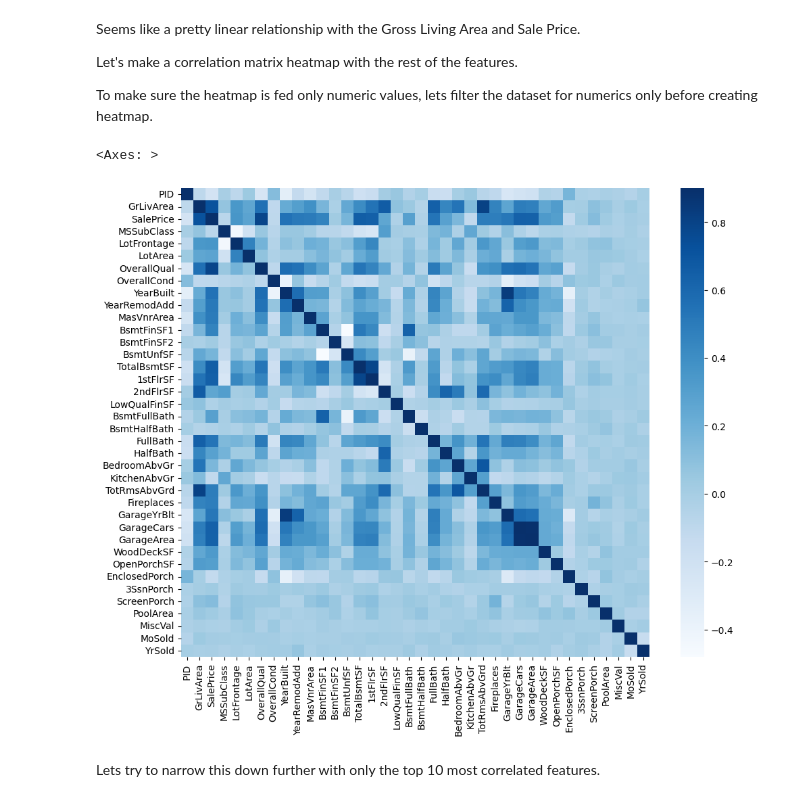
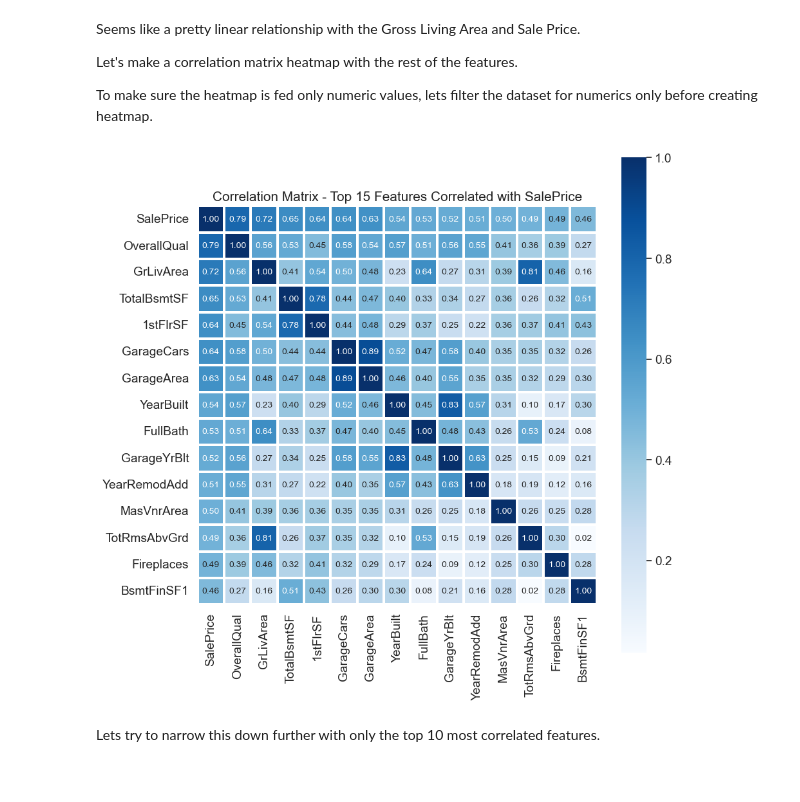
Before and after one commit to haidermumtaz/Machine-Learning-Project, a Jupyter notebook: housing_data_analysis.ipynb, the cells around one changed output. Drawn from its saved outputs; the diff is of its cells as text; code cells hidden in the pictures.

```diff
--- a/housing_data_analysis.ipynb
+++ b/housing_data_analysis.ipynb
@@ -84,22 +87,24 @@ To make sure the heatmap is fed only numeric values, lets filter the dataset for
 # %%
 #numeric_dtypes = ['int16', 'int32', 'int64', 'float16', 'float32', 'float64']
 #numeric = []
 #for i in housing.columns:
 #    if housing[i].dtype in numeric_dtypes:
 #        if i in ['TotalSF', 'Total_Bathrooms','Total_porch_sf','haspool','hasgarage','hasbsmt','hasfireplace']:
 #            pass
 #        else:
 #            numeric.append(i)
 
 numeric_columns = housing.select_dtypes(include=['int64', 'float64']).columns
 
 
-corr_matrix = housing[numeric_columns].corr()
-plt.subplots(figsize=(12, 9))
-sns.heatmap(corr_matrix, vmax=0.9, cmap="Blues", square=True)
+#corr_matrix = housing[numeric_columns].corr()
+#plt.subplots(figsize=(12, 9))
+#sns.heatmap(corr_matrix, vmax=0.9, cmap="Blues", square=True)
+
+
+eda.plot_corr_matrix(housing[numeric_columns], 15, 'SalePrice')
 # %% [output]
-<Axes: >
-[figure, old version]
+[figure, new version]
 # %% [markdown]
 Lets try to narrow this down further with only the top 10 most correlated features.
 # %%
```
Also changed, not shown: parts of 1 cell of this notebook, 2 other files.
